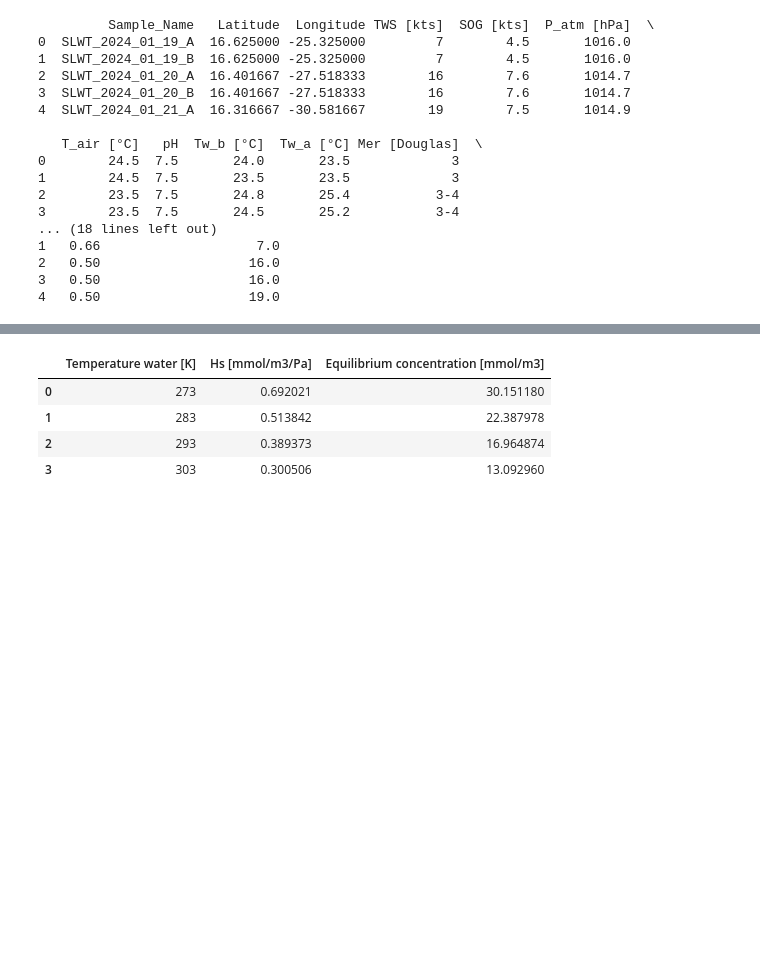
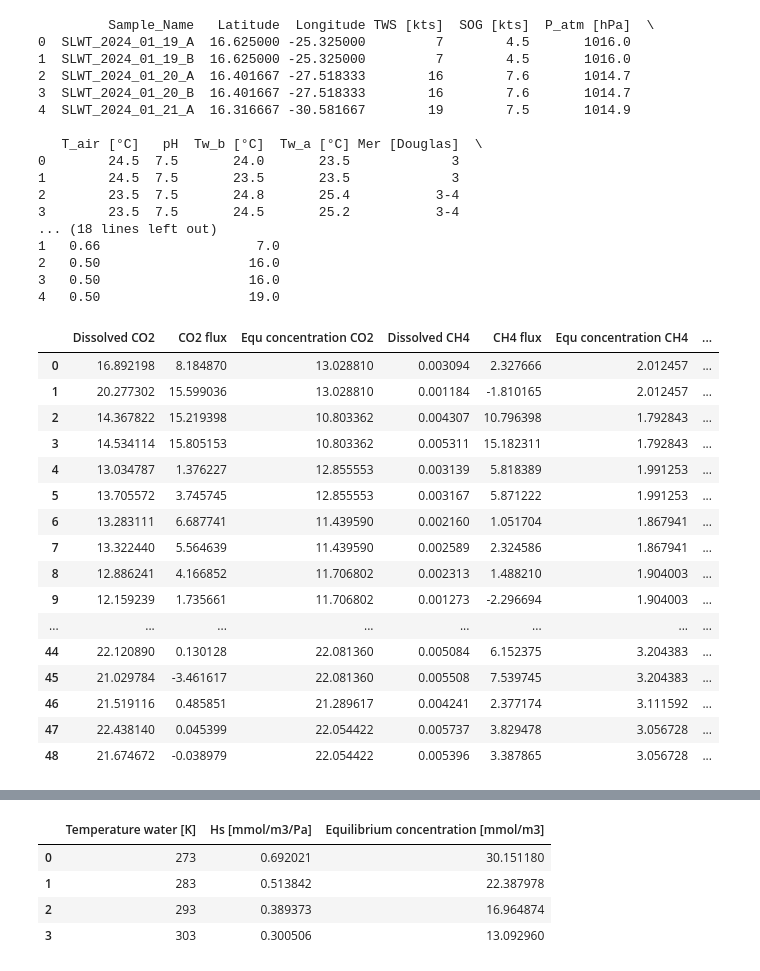
Before and after one commit to lolapricam/Sea-air_fluxes_Arctic, a Jupyter notebook: fluxes.ipynb, the cells around one changed output, grey strips where cells are left out. Cells and saved outputs as stored; diff of their text form; code cells hidden in the pictures; blank space fills up the shorter version.

```diff
--- a/fluxes.ipynb
+++ b/fluxes.ipynb
@@ -1119,11 +1163,30 @@ print(metadata.head())
 3   0.50                   16.0
 4   0.50                   19.0
 # %%
-df_correlation = pd.DataFrame({'Dissolved CO2' : data['co2_mmolm3'], 'CO2 flux' : df_CO2['Mean CO2 flux [mmol/m2/d]'], 'Saturated CO2' : df_CO2['mean_C_eq_CO2_mmolm3'],
-                               'Dissolved CH4' : data['ch4_mmolm3'], 'CH4 flux' : df_CH4['Mean CH4 flux [umol/m2/d]'], 'Saturated CH4' : df_CH4['mean_C_eq_CH4_umolm3'],
+df_correlation = pd.DataFrame({'Dissolved CO2' : data['co2_mmolm3'], 'CO2 flux' : df_CO2['Mean CO2 flux [mmol/m2/d]'], 'Equ concentration CO2' : df_CO2['mean_C_eq_CO2_mmolm3'],
+                               'Dissolved CH4' : data['ch4_mmolm3'], 'CH4 flux' : df_CH4['Mean CH4 flux [umol/m2/d]'], 'Equ concentration CH4' : df_CH4['mean_C_eq_CH4_umolm3'],
                                'Salinity' : data['sal_psu'], 'Wind Speed' : metadata['Mean_Wind_Speed [kts]'],
                                'Atm pressure' : metadata['P_atm [hPa]'], 'Sea surface temp' : metadata['Tw_b [°C]']
                                   })
+display(df_correlation)
+# %% [output]
+|  | Dissolved CO2 | CO2 flux | Equ concentration CO2 | Dissolved CH4 | CH4 flux | Equ concentration CH4 | ... |
+| 0 | 16.892198 | 8.184870 | 13.028810 | 0.003094 | 2.327666 | 2.012457 | ... |
+| 1 | 20.277302 | 15.599036 | 13.028810 | 0.001184 | -1.810165 | 2.012457 | ... |
+| 2 | 14.367822 | 15.219398 | 10.803362 | 0.004307 | 10.796398 | 1.792843 | ... |
+| 3 | 14.534114 | 15.805153 | 10.803362 | 0.005311 | 15.182311 | 1.792843 | ... |
+| 4 | 13.034787 | 1.376227 | 12.855553 | 0.003139 | 5.818389 | 1.991253 | ... |
+| 5 | 13.705572 | 3.745745 | 12.855553 | 0.003167 | 5.871222 | 1.991253 | ... |
+| 6 | 13.283111 | 6.687741 | 11.439590 | 0.002160 | 1.051704 | 1.867941 | ... |
+| 7 | 13.322440 | 5.564639 | 11.439590 | 0.002589 | 2.324586 | 1.867941 | ... |
+| 8 | 12.886241 | 4.166852 | 11.706802 | 0.002313 | 1.488210 | 1.904003 | ... |
+| 9 | 12.159239 | 1.735661 | 11.706802 | 0.001273 | -2.296694 | 1.904003 | ... |
+| ... | ... | ... | ... | ... | ... | ... | ... |
+| 44 | 22.120890 | 0.130128 | 22.081360 | 0.005084 | 6.152375 | 3.204383 | ... |
+| 45 | 21.029784 | -3.461617 | 22.081360 | 0.005508 | 7.539745 | 3.204383 | ... |
+| 46 | 21.519116 | 0.485851 | 21.289617 | 0.004241 | 2.377174 | 3.111592 | ... |
+| 47 | 22.438140 | 0.045399 | 22.054422 | 0.005737 | 3.829478 | 3.056728 | ... |
+| 48 | 21.674672 | -0.038979 | 22.054422 | 0.005396 | 3.387865 | 3.056728 | ... |
 # %%
 corr_matrix = df_correlation.corr()
 
```
Also changed, not shown: parts of 16 cells of this notebook, 3 other files.
